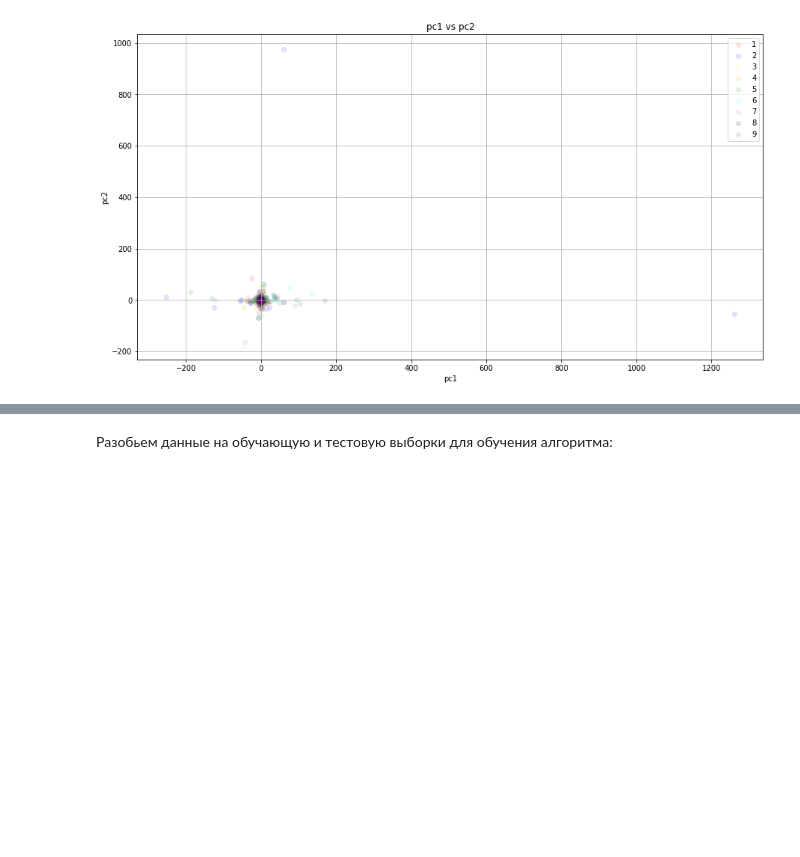
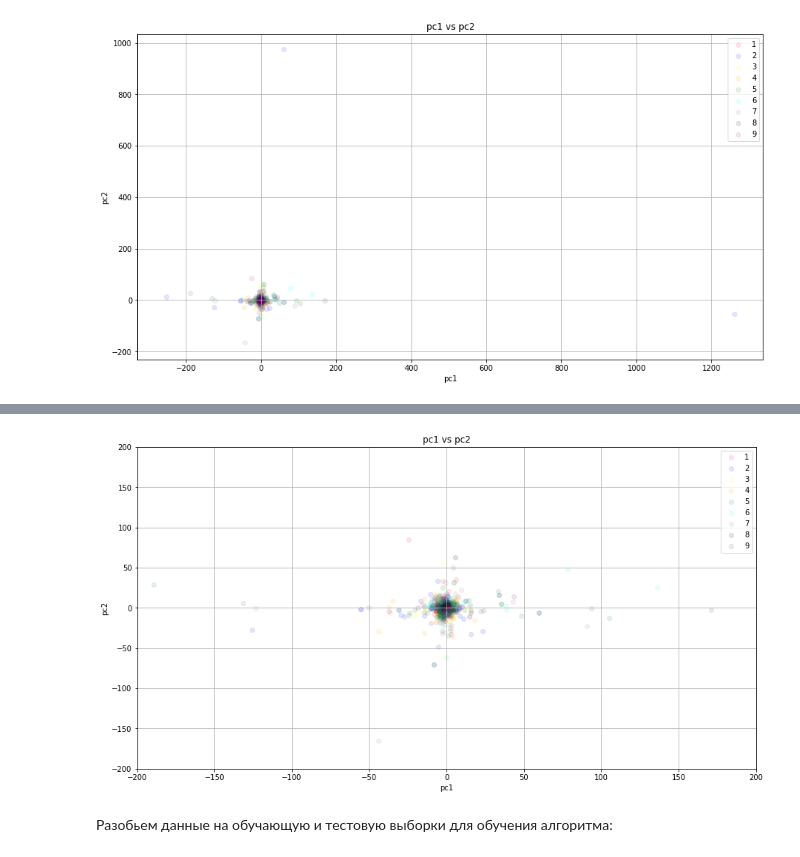
Before and after one commit to Befezdow/ai_test, a Jupyter notebook: lab2.ipynb, the cells around one changed output, grey strips where cells are left out. Drawn from its saved outputs; the diff is of its cells as text; code cells hidden in the pictures; blank space fills up the shorter version.

```diff
--- a/lab2.ipynb
+++ b/lab2.ipynb
@@ -274,3 +276,87 @@ plt.grid()
+# %%
+plt.figure(figsize = (15, 8))
+
+plt.scatter(
+    new_data[new_data['class1'] == 1]['pc1'],
+    new_data[new_data['class1'] == 1]['pc2'],
+    alpha = 0.1,
+    label = '1',
+    color = 'red'
+)
+
+plt.scatter(
+    new_data[new_data['class1'] == 2]['pc1'],
+    new_data[new_data['class1'] == 2]['pc2'],
+    alpha = 0.1,
+    label = '2',
+    color = 'blue'
+)
+
+plt.scatter(
+    new_data[new_data['class1'] == 3]['pc1'],
+    new_data[new_data['class1'] == 3]['pc2'],
+    alpha = 0.1,
+    label = '3',
+    color = 'yellow'
+)
+
+plt.scatter(
+    new_data[new_data['class1'] == 4]['pc1'],
+    new_data[new_data['class1'] == 4]['pc2'],
+    alpha = 0.1,
+    label = '4',
+    color = 'orange'
+)
+
+plt.scatter(
+    new_data[new_data['class1'] == 5]['pc1'],
+    new_data[new_data['class1'] == 5]['pc2'],
+    alpha = 0.1,
+    label = '5',
+    color = 'green'
+)
+
+plt.scatter(
+    new_data[new_data['class1'] == 6]['pc1'],
+    new_data[new_data['class1'] == 6]['pc2'],
+    alpha = 0.1,
+    label = '6',
+    color = 'cyan'
+)
+
+plt.scatter(
+    new_data[new_data['class1'] == 7]['pc1'],
+    new_data[new_data['class1'] == 7]['pc2'],
+    alpha = 0.1,
+    label = '7',
+    color = 'gray'
+)
+
+plt.scatter(
+    new_data[new_data['class1'] == 8]['pc1'],
+    new_data[new_data['class1'] == 8]['pc2'],
+    alpha = 0.1,
+    label = '8',
+    color = 'black'
+)
+
+plt.scatter(
+    new_data[new_data['class1'] == 9]['pc1'],
+    new_data[new_data['class1'] == 9]['pc2'],
+    alpha = 0.1,
+    label = '9',
+    color = 'purple'
+)
+
+plt.xlabel('pc1')
+plt.ylabel('pc2')
+plt.title('pc1 vs pc2')
+plt.legend()
+plt.xlim(-200, 200)
+plt.ylim(-200, 200)
+plt.grid()
+# %% [output]
+[figure, added]
 # %% [markdown]
 Разобьем данные на обучающую и тестовую выборки для обучения алгоритма:
 # %%
```
Also changed, not shown: parts of 13 cells of this notebook.
